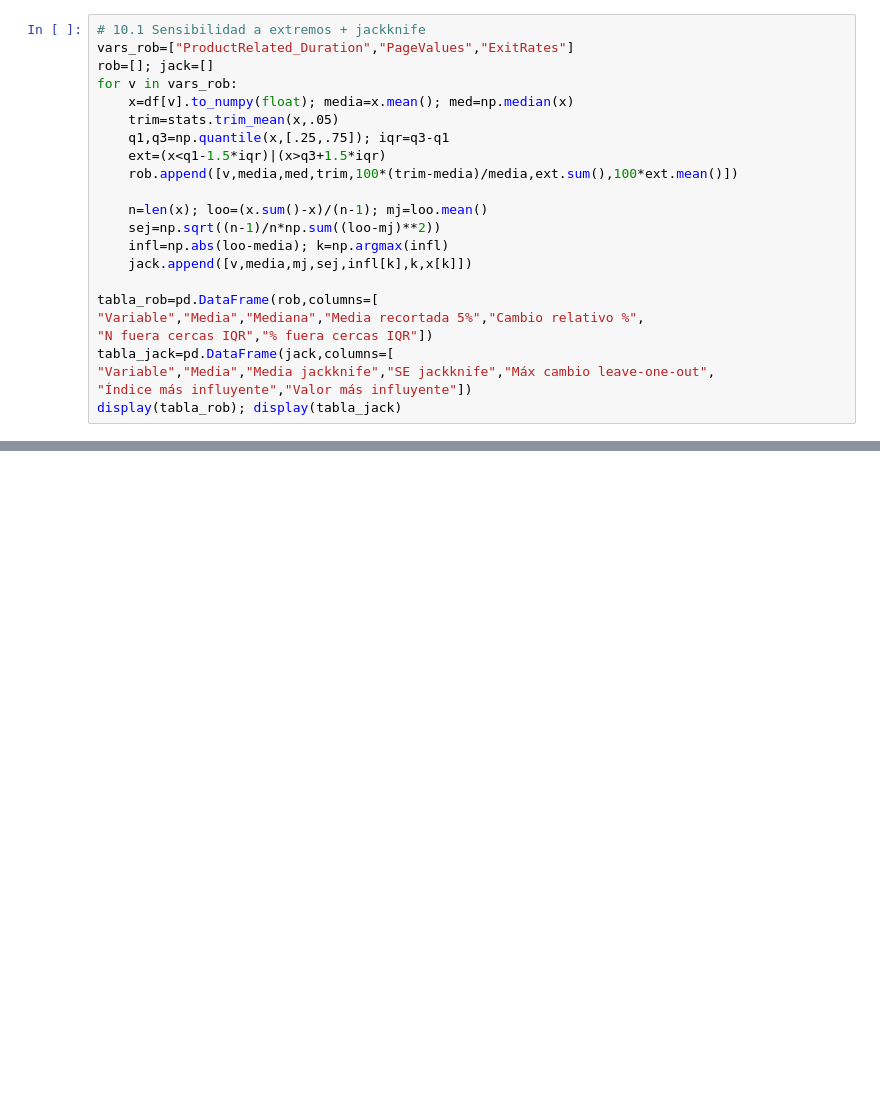
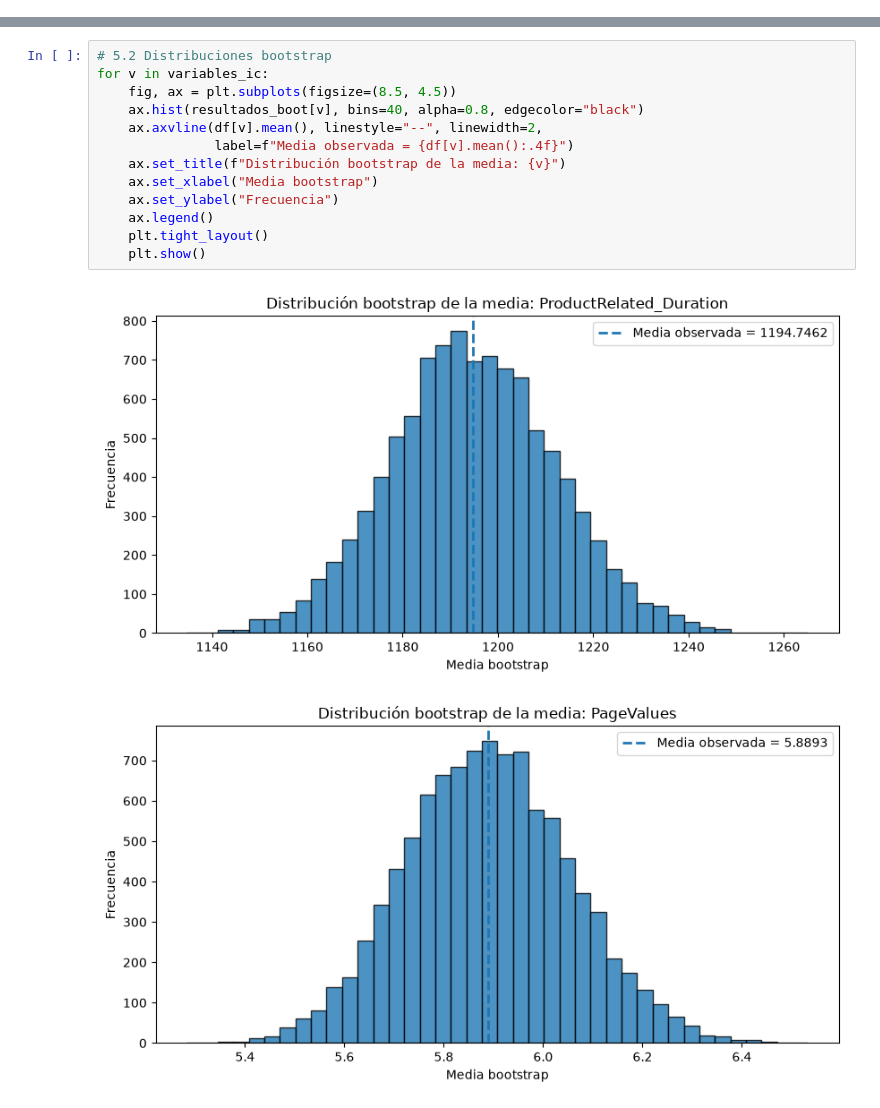
Before and after one commit to vedurancisterna-alt/Estadistica_Computacional, a Jupyter notebook: S2/02_simulacion_remuestreo.ipynb, the cells around one changed output, grey strips where cells are left out. Cells and saved outputs as stored; diff of their text form; blank space fills up the shorter version.

```diff
--- a/S2/02_simulacion_remuestreo.ipynb
+++ b/S2/02_simulacion_remuestreo.ipynb
@@ -345,23 +0,0 @@ Se comparan media, mediana y media recortada 5 %, y se aplica jackknife a la med
-# %%
-# 10.1 Sensibilidad a extremos + jackknife
-vars_rob=["ProductRelated_Duration","PageValues","ExitRates"]
-rob=[]; jack=[]
-for v in vars_rob:
-    x=df[v].to_numpy(float); media=x.mean(); med=np.median(x)
-    trim=stats.trim_mean(x,.05)
-    q1,q3=np.quantile(x,[.25,.75]); iqr=q3-q1
-    ext=(x<q1-1.5*iqr)|(x>q3+1.5*iqr)
-    rob.append([v,media,med,trim,100*(trim-media)/media,ext.sum(),100*ext.mean()])
-
-    n=len(x); loo=(x.sum()-x)/(n-1); mj=loo.mean()
-    sej=np.sqrt((n-1)/n*np.sum((loo-mj)**2))
-    infl=np.abs(loo-media); k=np.argmax(infl)
-    jack.append([v,media,mj,sej,infl[k],k,x[k]])
-
-tabla_rob=pd.DataFrame(rob,columns=[
-"Variable","Media","Mediana","Media recortada 5%","Cambio relativo %",
-"N fuera cercas IQR","% fuera cercas IQR"])
-tabla_jack=pd.DataFrame(jack,columns=[
-"Variable","Media","Media jackknife","SE jackknife","Máx cambio leave-one-out",
-"Índice más influyente","Valor más influyente"])
-display(tabla_rob); display(tabla_jack)
@@ -492,0 +215,16 @@ En síntesis, la evidencia computacional respalda los principales hallazgos de S
+# %%
+# 5.2 Distribuciones bootstrap
+for v in variables_ic:
+    fig, ax = plt.subplots(figsize=(8.5, 4.5))
+    ax.hist(resultados_boot[v], bins=40, alpha=0.8, edgecolor="black")
+    ax.axvline(df[v].mean(), linestyle="--", linewidth=2,
+               label=f"Media observada = {df[v].mean():.4f}")
+    ax.set_title(f"Distribución bootstrap de la media: {v}")
+    ax.set_xlabel("Media bootstrap")
+    ax.set_ylabel("Frecuencia")
+    ax.legend()
+    plt.tight_layout()
+    plt.show()
+# %% [output]
+[figure, added]
+[figure, added]
```
Also changed, not shown: parts of 65 cells of this notebook, 1 other file.
